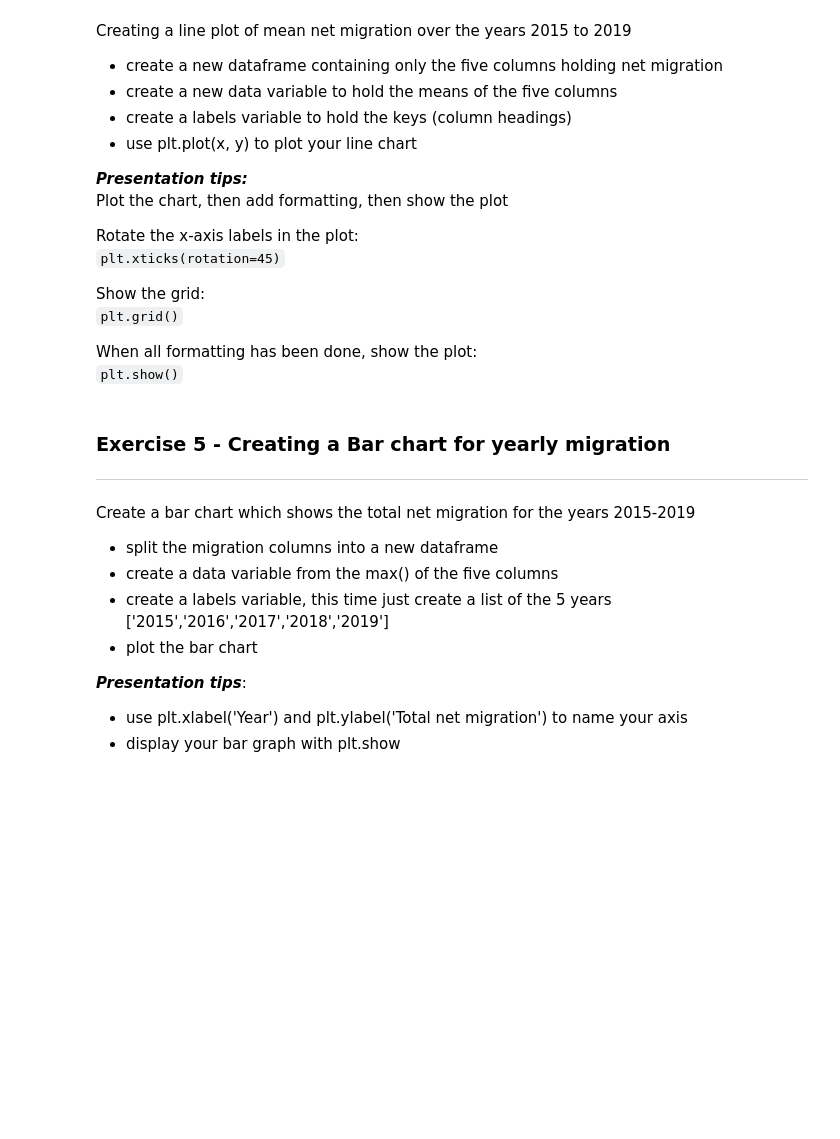
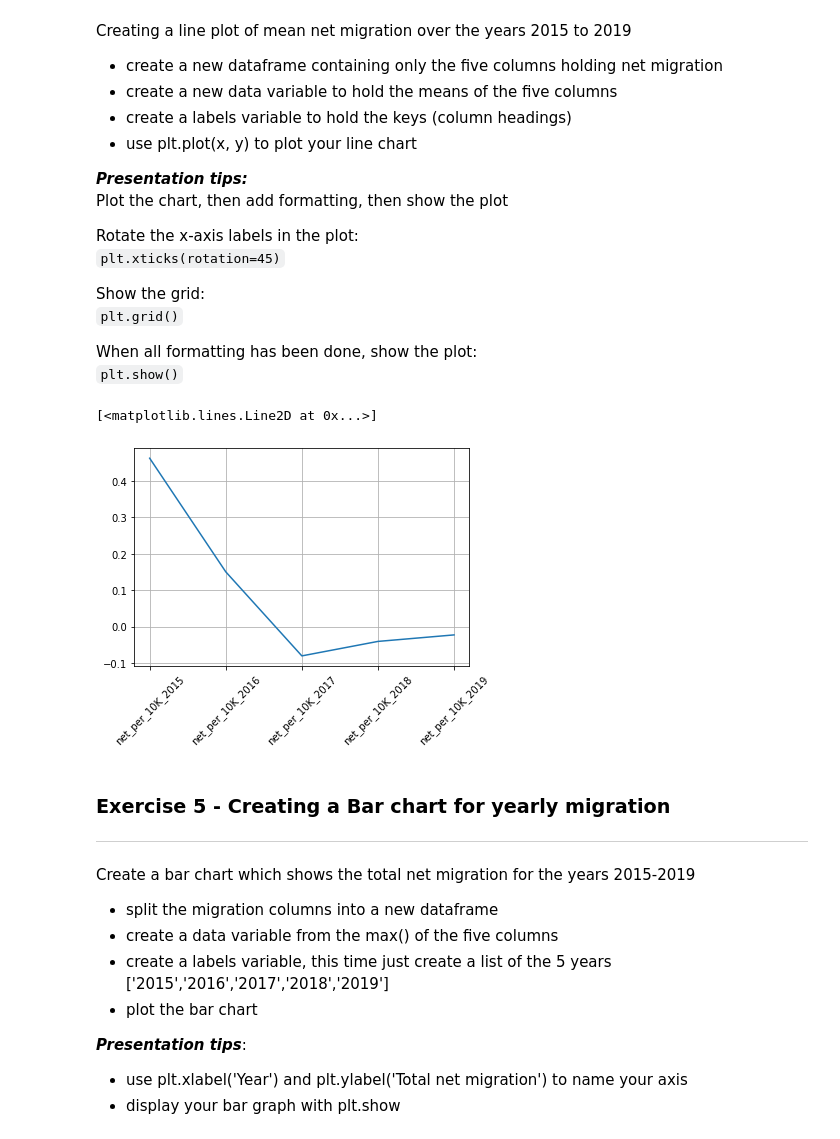
Before and after one commit to claret003/pythoncourse, a Jupyter notebook: Worksheets/Correlation_and_visualisation.ipynb, the cells around one changed output. Saved outputs shown, nothing was run; the diff lists cells and outputs as text; code cells hidden in the pictures; blank space fills up the shorter version.

```diff
--- a/Worksheets/Correlation_and_visualisation.ipynb
+++ b/Worksheets/Correlation_and_visualisation.ipynb
@@ -258,6 +247,26 @@ Show the grid:
 
 When all formatting has been done, show the plot:
 `plt.show()`
+# %%
+
+net_migration = migration[['net_per_10K_2015', 'net_per_10K_2016', 'net_per_10K_2017', 'net_per_10K_2018', 'net_per_10K_2019']]
+
+
+mean_2015 = migration['net_per_10K_2015'].mean()
+mean_2016 = migration['net_per_10K_2016'].mean()
+mean_2017 = migration['net_per_10K_2017'].mean()
+mean_2018 = migration['net_per_10K_2018'].mean()
+mean_2019 = migration['net_per_10K_2019'].mean()
+
+means = [mean_2015, mean_2016, mean_2017, mean_2018, mean_2019]
+
+labels = net_migration.keys()
+plt.xticks(rotation=45)
+plt.grid()
+plt.plot(labels, means)
+# %% [output]
+[<matplotlib.lines.Line2D at 0x...>]
+[figure, added]
 # %% [markdown]
 ### Exercise 5 - Creating a Bar chart for yearly migration
 ---
```
Also changed, not shown: parts of 1 cell of this notebook.
